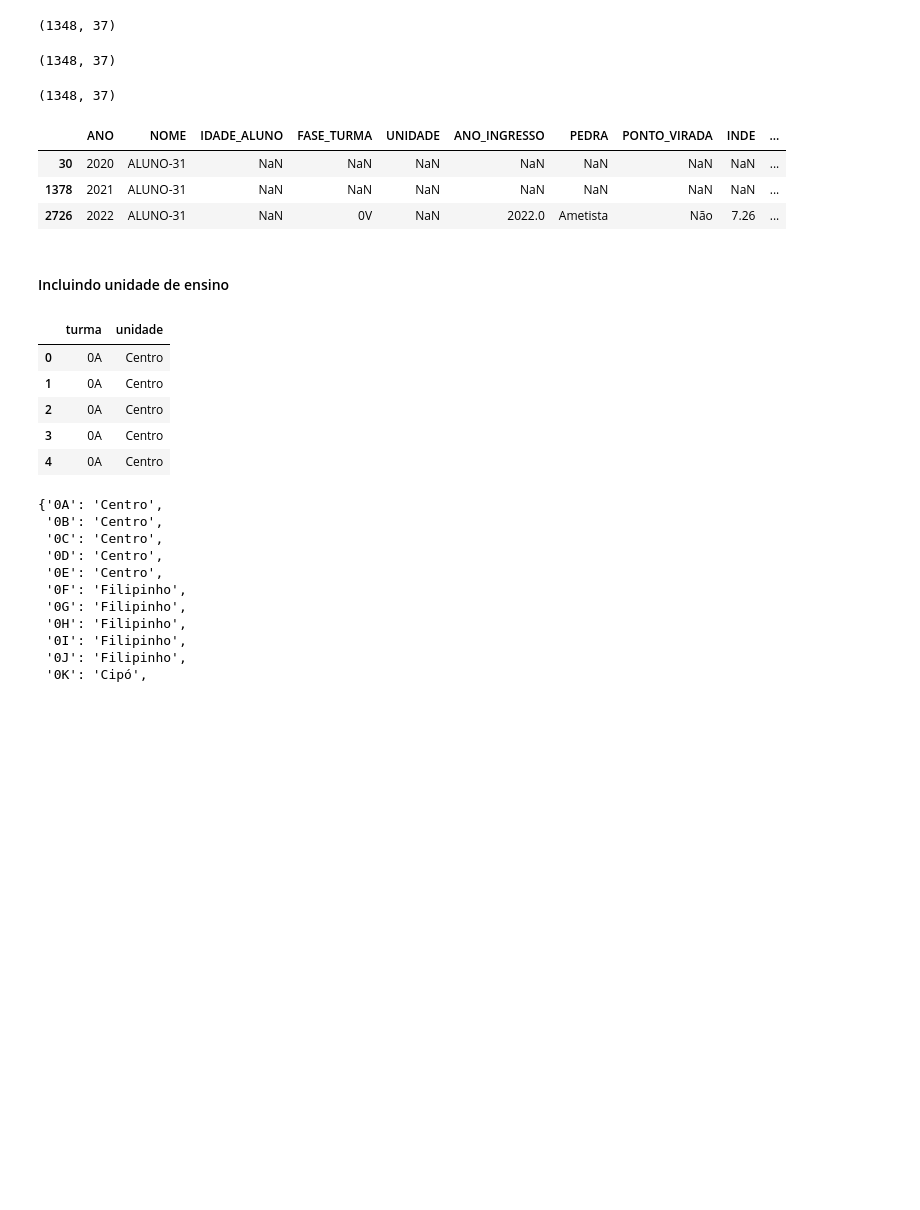
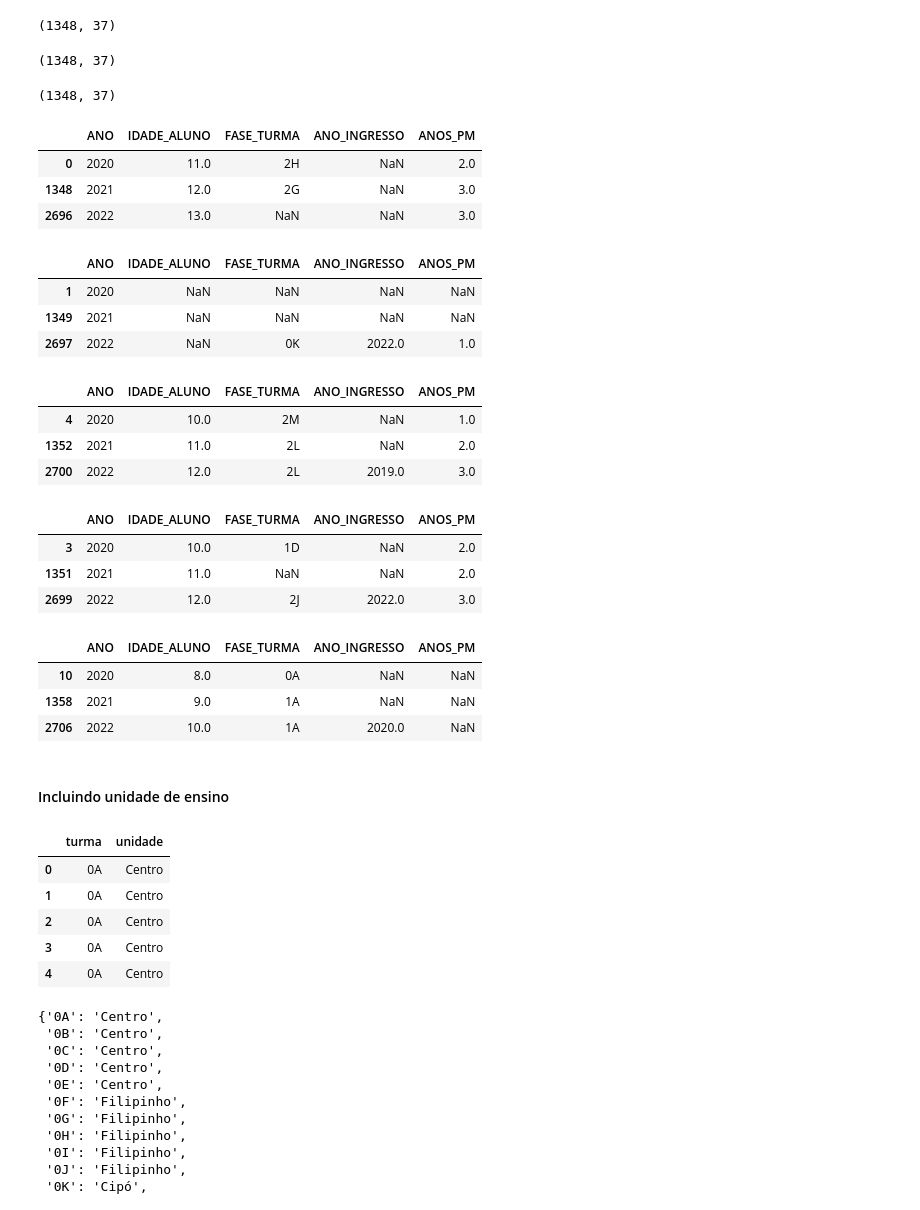
Before and after one commit to jorgeplatero/postech_techchallenge_fase_5, a Jupyter notebook: techchallenge_fase_5.ipynb, the cells around one changed output. Saved outputs shown, nothing was run; the diff lists cells and outputs as text; code cells hidden in the pictures; blank space fills up the shorter version.

```diff
--- a/techchallenge_fase_5.ipynb
+++ b/techchallenge_fase_5.ipynb
@@ -411,15 +416,19 @@ for i in range(len(df['IDADE_ALUNO_2020'])):
     except:
         idade_aluno_2021.append(np.nan)
 df['IDADE_ALUNO_2021'] = idade_aluno_2021
+
 anos_pm_2021 = []
 for i in range(len(df['ANOS_PM_2020'])):
-    if df['SINALIZADOR_INGRESSANTE_2021'][i] == 'Ingressante' and df.isnull().iloc[i, 4]:
+    if df.notnull().iloc[i, 4] and df.isnull().iloc[i, 20]:
+        anos_pm_2021.append(df['ANOS_PM_2020'][i])
+    elif df.notnull().iloc[i, 4] and df.notnull().iloc[i, 20]:
+        anos_pm_2021.append(df['ANOS_PM_2020'][i] + 1)
+    elif df.isnull().iloc[i, 4] and df.notnull().iloc[i, 20]:
         anos_pm_2021.append(1)
-    elif df['SINALIZADOR_INGRESSANTE_2021'][i] == np.nan and df.isnull().iloc[i, 4]:
+    else:
         anos_pm_2021.append(np.nan)
-    else:
-        anos_pm_2021.append(df['ANOS_PM_2020'][i] + 1)
 df['ANOS_PM_2021'] = anos_pm_2021
+
 df['INDE_CONCEITO_2021'] = np.nan
 df['DESTAQUE_IEG_2021'] = np.nan
 df['DESTAQUE_IDA_2021'] = np.nan
@@ -451,18 +460,22 @@ df.drop('TURMA_2021', axis=1, inplace=True)
 #2022
 anos_pm_2022 = []
 for i in range(len(df['ANOS_PM_2020'])):
-    if df['ANO_INGRESSO_2022'][i] < 2022:
-        anos_pm_2022.append(2022 - df['ANO_INGRESSO_2022'][i])
-    elif df['ANO_INGRESSO_2022'][i] == np.nan:
-        if df.notnull().iloc[i, 4]:
-            if df.notnull().iloc[i, 19]:
-                anos_pm_2022.append(df['ANOS_PM_2021'][i] + 1)
-    elif df.notnull().iloc[i, 39]:
+    if df.notnull().iloc[i, 4] and df.notnull().iloc[i, 20] and df.notnull().iloc[i, 39]:
+        anos_pm_2022.append(df['ANOS_PM_2020'][i] + 2)
+    elif df.notnull().iloc[i, 4] and df.notnull().iloc[i, 20] and df.isnull().iloc[i, 39]:
+        anos_pm_2022.append(df['ANOS_PM_2020'][i] + 1)
+    elif df.notnull().iloc[i, 4] and df.isnull().iloc[i, 20] and df.isnull().iloc[i, 39]:
+        anos_pm_2022.append(df['ANOS_PM_2020'][i])
+    elif df.notnull().iloc[i, 4] and df.isnull().iloc[i, 20] and df.notnull().iloc[i, 39]:
+        anos_pm_2022.append(df['ANOS_PM_2020'][i] + 1)
+    elif df.isnull().iloc[i, 4] and df.isnull().iloc[i, 20] and df.notnull().iloc[i, 39]:
+        anos_pm_2022.append(1)
+    elif df.isnull().iloc[i, 4] and df.notnull().iloc[i, 20] and df.notnull().iloc[i, 39]:
+        anos_pm_2022.append(2)
+    elif df.isnull().iloc[i, 4] and df.notnull().iloc[i, 20] and df.isnull().iloc[i, 39]:
         anos_pm_2022.append(1)
     else:
         anos_pm_2022.append(np.nan)
-
-
 df['ANOS_PM_2022'] = anos_pm_2022
 
 df['INSTITUICAO_ENSINO_ALUNO_2022'] = np.nan
@@ -478,10 +491,10 @@ df['IDADE_ALUNO_2022'] = idade_aluno_2022
 df['DEFASAGEM_2022'] = np.nan
 df['SINALIZADOR_INGRESSANTE_2022'] = np.nan
 fase_turma_2021 = []
-df["FASE_2022"] = df["FASE_2022"].fillna(10)
-df["FASE_2022"] = df["FASE_2022"].astype(int)
-df["FASE_2022"] = df["FASE_2022"].astype(str).str.replace('10', 'none')
-df["TURMA_2022"] = df["TURMA_2022"].fillna('none')
+df['FASE_2022'] = df['FASE_2022'].fillna(10)
+df['FASE_2022'] = df['FASE_2022'].astype(int)
+df['FASE_2022'] = df['FASE_2022'].astype(str).str.replace('10', 'none')
+df['TURMA_2022'] = df['TURMA_2022'].fillna('none')
 for i in range(len(df['TURMA_2022'])):
     if df['TURMA_2022'][i] != 'none' or df["FASE_2022"][i] != 'none':
         fase_turma_2021.append(f'{df["FASE_2022"][i]}{df["TURMA_2022"][i]}')
@@ -538,12 +551,40 @@ df = df[['ANO', 'NOME', 'IDADE_ALUNO', 'FASE_TURMA', 'ANO_INGRESSO', 'PEDRA', 'P
     'REC_AVA_1', 'REC_AVA_2', 'REC_AVA_3', 'REC_AVA_4', 'NIVEL_IDEAL', 'DEFASAGEM', 'SINALIZADOR_INGRESSANTE',
     'CG', 'CF', 'CT', 'NOTA_PORT', 'NOTA_MAT', 'NOTA_ING', 'QTD_AVAL', 'BOLSISTA', 'INDICADO_BOLSA']]
 # %%
-df[df['NOME'] == 'ALUNO-31']
+df[df['NOME'] == 'ALUNO-1'][['ANO', 'IDADE_ALUNO', 'FASE_TURMA', 'ANO_INGRESSO', 'ANOS_PM']]
 # %% [output]
-|  | ANO | NOME | IDADE_ALUNO | FASE_TURMA | UNIDADE | ANO_INGRESSO | PEDRA | PONTO_VIRADA | INDE | ... |
-| 30 | 2020 | ALUNO-31 | NaN | NaN | NaN | NaN | NaN | NaN | NaN | ... |
-| 1378 | 2021 | ALUNO-31 | NaN | NaN | NaN | NaN | NaN | NaN | NaN | ... |
-| 2726 | 2022 | ALUNO-31 | NaN | 0V | NaN | 2022.0 | Ametista | Não | 7.26 | ... |
+|  | ANO | IDADE_ALUNO | FASE_TURMA | ANO_INGRESSO | ANOS_PM |
+| 0 | 2020 | 11.0 | 2H | NaN | 2.0 |
+| 1348 | 2021 | 12.0 | 2G | NaN | 3.0 |
+| 2696 | 2022 | 13.0 | NaN | NaN | 3.0 |
+# %%
+df[df['NOME'] == 'ALUNO-2'][['ANO', 'IDADE_ALUNO', 'FASE_TURMA', 'ANO_INGRESSO', 'ANOS_PM']]
+# %% [output]
+|  | ANO | IDADE_ALUNO | FASE_TURMA | ANO_INGRESSO | ANOS_PM |
+| 1 | 2020 | NaN | NaN | NaN | NaN |
+| 1349 | 2021 | NaN | NaN | NaN | NaN |
+| 2697 | 2022 | NaN | 0K | 2022.0 | 1.0 |
+# %%
+df[df['NOME'] == 'ALUNO-5'][['ANO', 'IDADE_ALUNO', 'FASE_TURMA', 'ANO_INGRESSO', 'ANOS_PM']]
+# %% [output]
+|  | ANO | IDADE_ALUNO | FASE_TURMA | ANO_INGRESSO | ANOS_PM |
+| 4 | 2020 | 10.0 | 2M | NaN | 1.0 |
+| 1352 | 2021 | 11.0 | 2L | NaN | 2.0 |
+| 2700 | 2022 | 12.0 | 2L | 2019.0 | 3.0 |
+# %%
+df[df['NOME'] == 'ALUNO-4'][['ANO', 'IDADE_ALUNO', 'FASE_TURMA', 'ANO_INGRESSO', 'ANOS_PM']]
+# %% [output]
+|  | ANO | IDADE_ALUNO | FASE_TURMA | ANO_INGRESSO | ANOS_PM |
+| 3 | 2020 | 10.0 | 1D | NaN | 2.0 |
+| 1351 | 2021 | 11.0 | NaN | NaN | 2.0 |
+| 2699 | 2022 | 12.0 | 2J | 2022.0 | 3.0 |
+# %%
+df[df['NOME'] == 'ALUNO-11'][['ANO', 'IDADE_ALUNO', 'FASE_TURMA', 'ANO_INGRESSO', 'ANOS_PM']] #não consta anos de permanência em 2020
+# %% [output]
+|  | ANO | IDADE_ALUNO | FASE_TURMA | ANO_INGRESSO | ANOS_PM |
+| 10 | 2020 | 8.0 | 0A | NaN | NaN |
+| 1358 | 2021 | 9.0 | 1A | NaN | NaN |
+| 2706 | 2022 | 10.0 | 1A | 2020.0 | NaN |
 # %% [markdown]
 #### Incluindo unidade de ensino
 # %%
```
Also changed, not shown: parts of 2 cells of this notebook, 1 other file.
